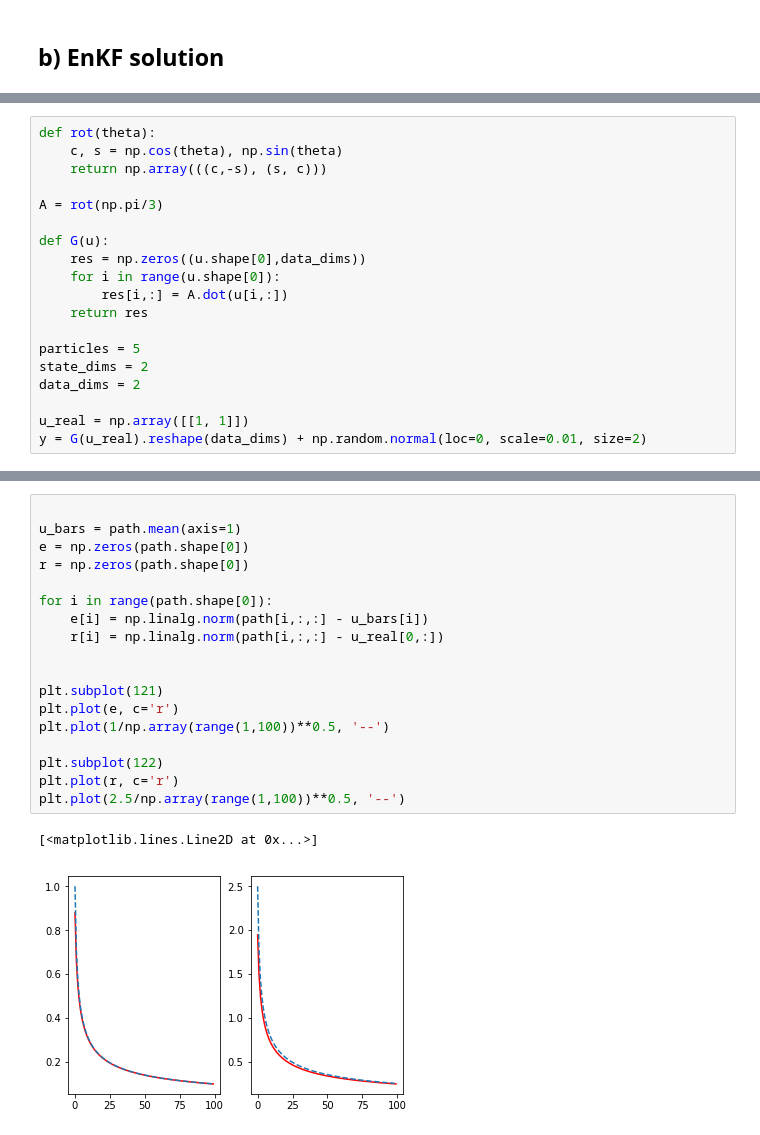
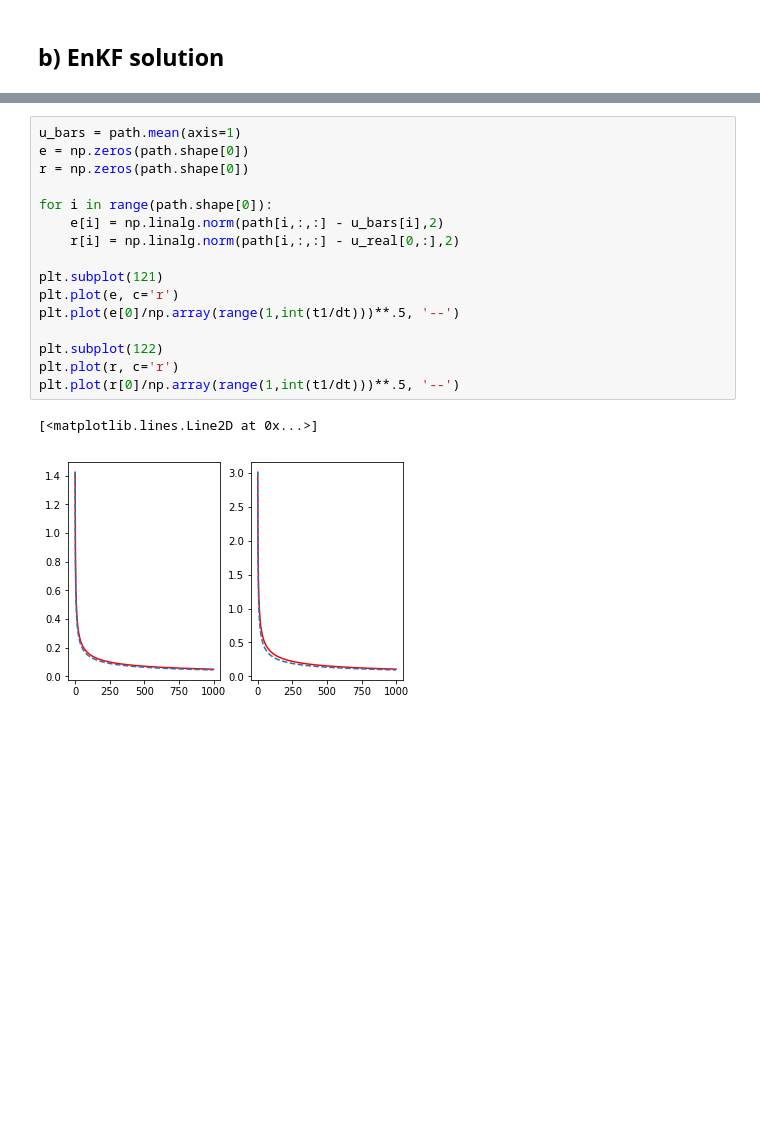
Before and after one commit to JIMMY-KSU/seminar_enkf_analysis, a Jupyter notebook: enkf.ipynb, the cells around one changed output, grey strips where cells are left out. Saved outputs shown, nothing was run; the diff lists cells and outputs as text; blank space fills up the shorter version.

```diff
--- a/enkf.ipynb
+++ b/enkf.ipynb
@@ -145,20 +158 @@ Data
-# %%
-def rot(theta):
-    c, s = np.cos(theta), np.sin(theta)
-    return np.array(((c,-s), (s, c)))
-
-A = rot(np.pi/3)
-
-def G(u):
-    res = np.zeros((u.shape[0],data_dims))
-    for i in range(u.shape[0]):
-        res[i,:] = A.dot(u[i,:])
-    return res
-
-particles = 5
-state_dims = 2
-data_dims = 2
-
-u_real = np.array([[1, 1]])
-y = G(u_real).reshape(data_dims) + np.random.normal(loc=0, scale=0.01, size=2)
 # %% [markdown]
@@ -233,21 +194,19 @@ HTML(anim.to_html5_video())
 # %%
-
 u_bars = path.mean(axis=1)
 e = np.zeros(path.shape[0])
 r = np.zeros(path.shape[0])
 
 for i in range(path.shape[0]):
-    e[i] = np.linalg.norm(path[i,:,:] - u_bars[i])
-    r[i] = np.linalg.norm(path[i,:,:] - u_real[0,:])
-
+    e[i] = np.linalg.norm(path[i,:,:] - u_bars[i],2)
+    r[i] = np.linalg.norm(path[i,:,:] - u_real[0,:],2)
 
 plt.subplot(121)
 plt.plot(e, c='r')
-plt.plot(1/np.array(range(1,100))**0.5, '--')
+plt.plot(e[0]/np.array(range(1,int(t1/dt)))**.5, '--')
 
 plt.subplot(122)
 plt.plot(r, c='r')
-plt.plot(2.5/np.array(range(1,100))**0.5, '--')
+plt.plot(r[0]/np.array(range(1,int(t1/dt)))**.5, '--')
 # %% [output]
 [<matplotlib.lines.Line2D at 0x...>]
-[figure, old version]
+[figure, new version]
```
Also changed, not shown: parts of 10 cells of this notebook.
